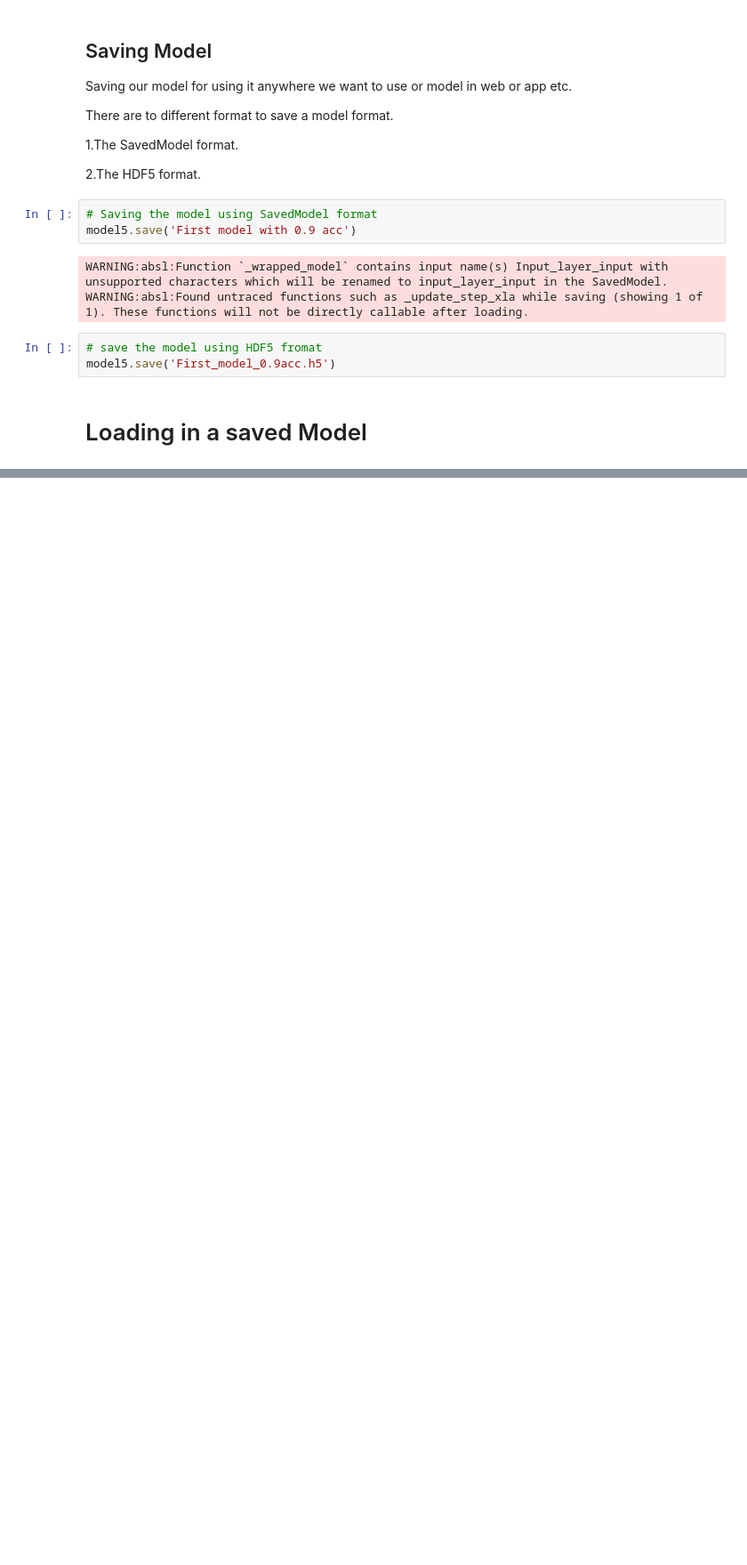
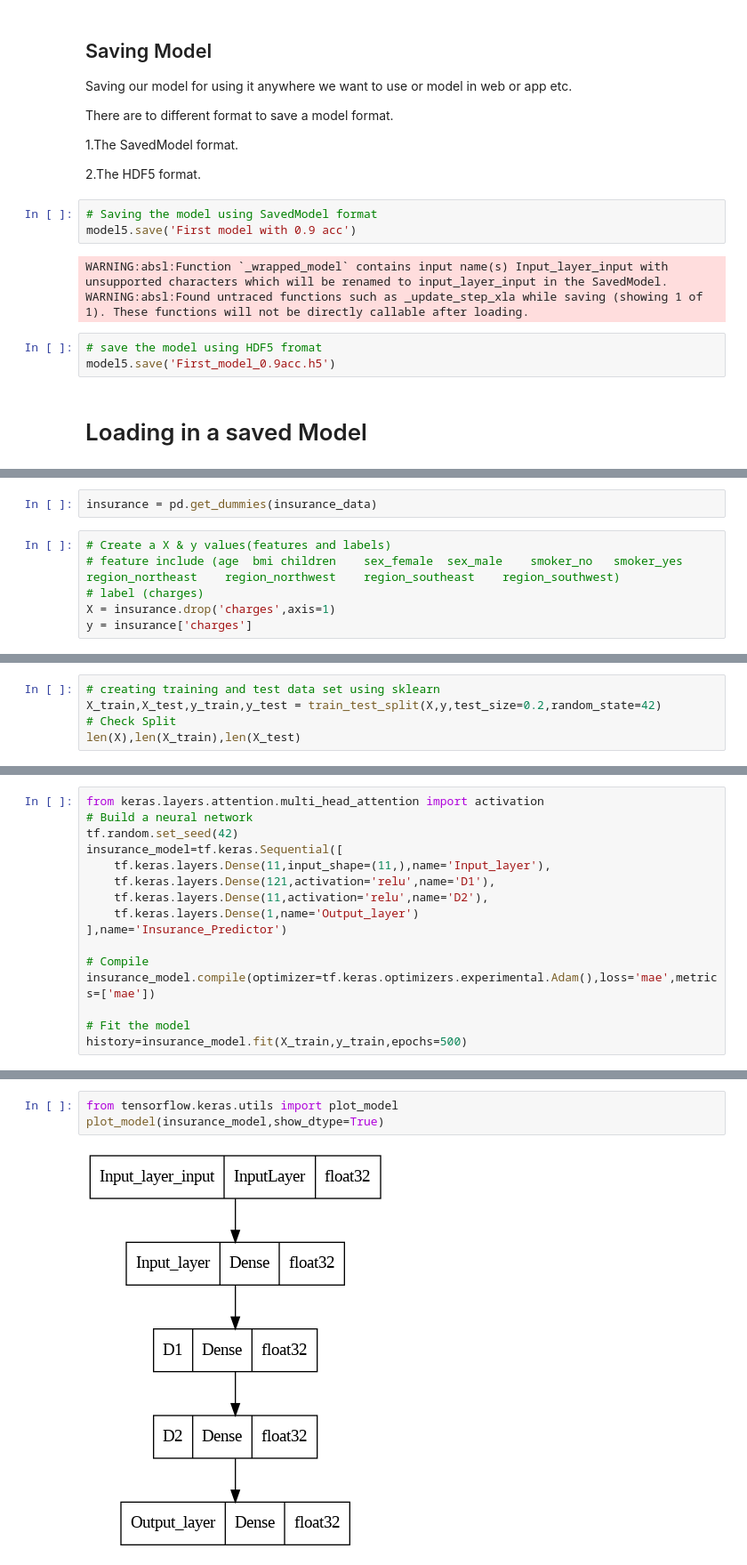
Before and after one commit to pravincoder/Fundamentals_tensorflow, a Jupyter notebook: Neural_Network_Regression.ipynb, the cells around one changed output, grey strips where cells are left out. Shown at 89% size. Saved outputs shown, nothing was run; the diff lists cells and outputs as text; blank space fills up the shorter version.

```diff
--- a/Neural_Network_Regression.ipynb
+++ b/Neural_Network_Regression.ipynb
@@ -557,0 +650,8 @@ array([[ True],
+# %%
+insurance = pd.get_dummies(insurance_data)
+# %%
+# Create a X & y values(features and labels)
+# feature include (age	bmi	children	sex_female	sex_male	smoker_no	smoker_yes	region_northeast	region_northwest	region_southeast	region_southwest)
+# label (charges)
+X = insurance.drop('charges',axis=1)
+y = insurance['charges']
@@ -557,0 +660,5 @@ array([[ True],
+# %%
+# creating training and test data set using sklearn
+X_train,X_test,y_train,y_test = train_test_split(X,y,test_size=0.2,random_state=42)
+# Check Split
+len(X),len(X_train),len(X_test)
@@ -557,0 +671,16 @@ array([[ True],
+# %%
+from keras.layers.attention.multi_head_attention import activation
+# Build a neural network
+tf.random.set_seed(42)
+insurance_model=tf.keras.Sequential([
+    tf.keras.layers.Dense(11,input_shape=(11,),name='Input_layer'),
+    tf.keras.layers.Dense(121,activation='relu',name='D1'),
+    tf.keras.layers.Dense(11,activation='relu',name='D2'),
+    tf.keras.layers.Dense(1,name='Output_layer')
+],name='Insurance_Predictor')
+
+# Compile
+insurance_model.compile(optimizer=tf.keras.optimizers.experimental.Adam(),loss='mae',metrics=['mae'])
+
+# Fit the model
+history=insurance_model.fit(X_train,y_train,epochs=500)
@@ -557,0 +705,5 @@ array([[ True],
+# %%
+from tensorflow.keras.utils import plot_model
+plot_model(insurance_model,show_dtype=True)
+# %% [output]
+[figure, added]
```
Also changed, not shown: parts of 46 cells of this notebook.
